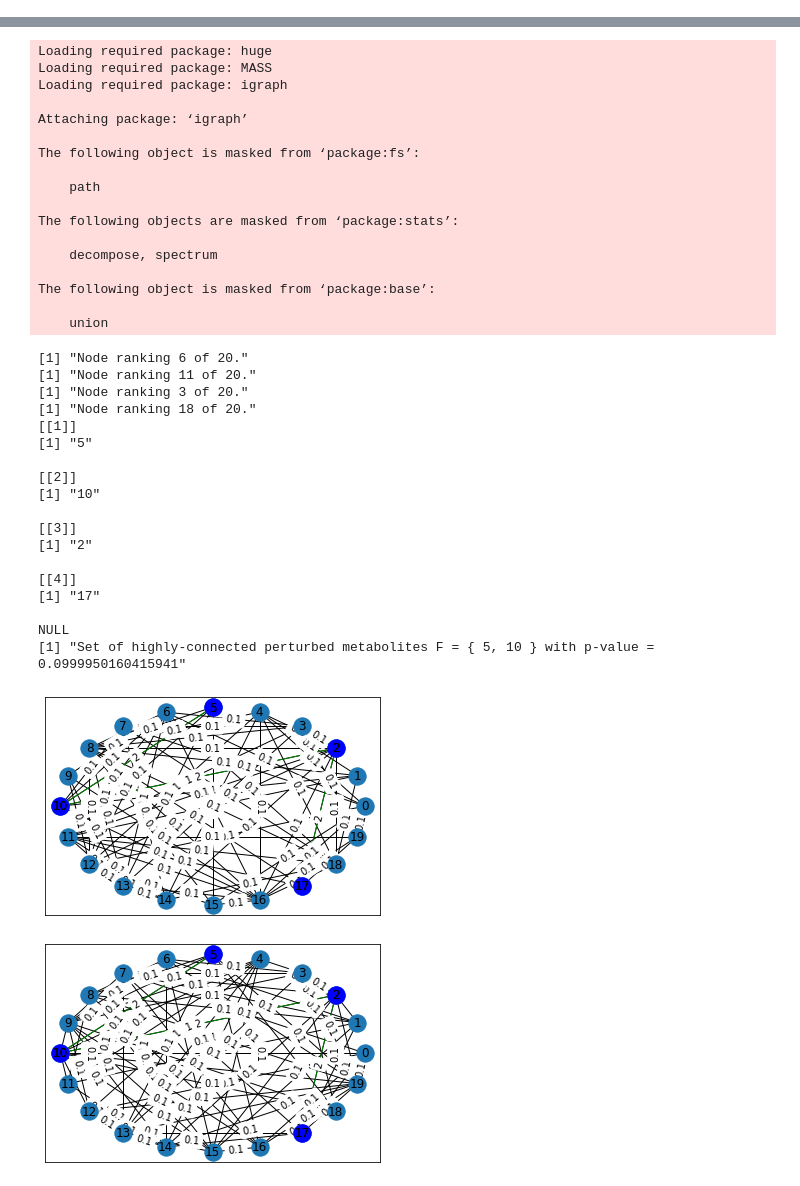
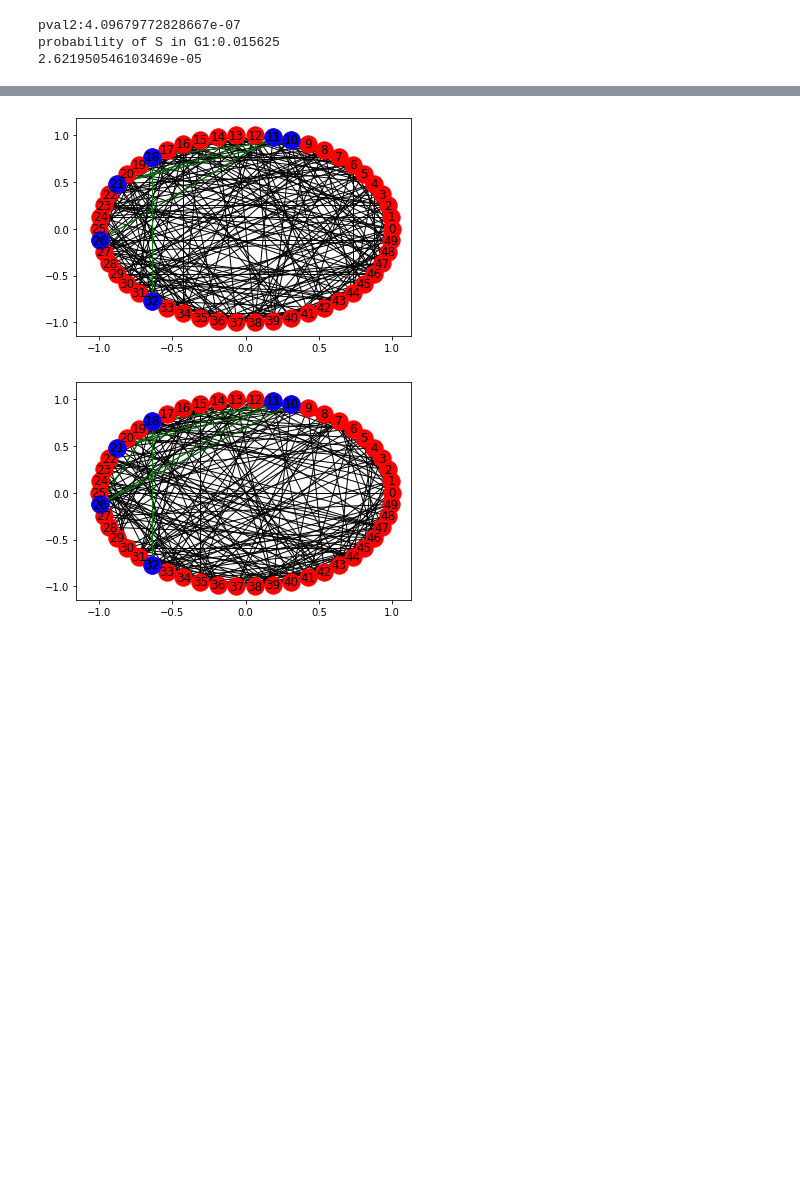
Before and after one commit to predragoetf/CTD2, a Jupyter notebook: synthetic_graph_generation.ipynb, the cells around one changed output, grey strips where cells are left out. Saved outputs shown, nothing was run; the diff lists cells and outputs as text; code cells hidden in the pictures; blank space fills up the shorter version.

```diff
--- a/synthetic_graph_generation.ipynb
+++ b/synthetic_graph_generation.ipynb
@@ -84,0 +134,9 @@ def run_ctd_docker(adj_matrix_path, S_string):
+# %%
+(G1, G2, S) = construct_test_case(G_num_nodes=50, G_density=0.2, G_background_weight=0.1, S_num_nodes=6, S_weight=2)
+write_test_case_to_CTD2_input_files(G1, G2, S)
+
+print(calculate_bonferroni_pvalue())
+# %% [output]
+pval2:4.09679772828667e-07
+probability of S in G1:0.015625
+2.621950546103469e-05
@@ -85,32 +154,15 @@ def run_ctd_docker(adj_matrix_path, S_string):
 # %%
-(G1, G2, S) = construct_test_case(G_num_nodes=20, G_density=0.4, G_background_weight=0.1, S_num_nodes=4, S_weight=2)
-
 edge_weights = nx.get_edge_attributes(G1,'weight')
-
-
-adj_G1 = nx.to_pandas_adjacency(G1)
-adj_G2 = nx.to_pandas_adjacency(G2)
-out_fname1 = 'adj_G1.csv'
-out_fname2 = 'adj_G2.csv'
-adj_G1.to_csv(path_or_buf=out_fname1,index=False)
-adj_G2.to_csv(path_or_buf=out_fname2,index=False)
-S_string = ','.join([str(item) for item in S])
-with open('S.txt', 'w') as f:
-    f.write(S_string)
-
-
-run_ctd_docker(out_fname1, S_string)
-run_ctd_docker(out_fname2, S_string)
 
 pos=nx.circular_layout(G1)
 nx.draw_networkx(G1, pos=pos)
 nx.draw_networkx(nx.induced_subgraph(G1, S), pos=pos, node_color = 'blue', edge_color = 'green')
-nx.draw_networkx_edge_labels(G1, pos, edge_labels = edge_weights)
+#nx.draw_networkx_edge_labels(G1, pos, edge_labels = edge_weights)
 plt.show()
 
 pos=nx.circular_layout(G2)
 nx.draw_networkx(G2, pos=pos)
 nx.draw_networkx(nx.induced_subgraph(G2, S), pos=pos, node_color = 'blue', edge_color = 'green')
-nx.draw_networkx_edge_labels(G2, pos, edge_labels = edge_weights)
+#nx.draw_networkx_edge_labels(G2, pos, edge_labels = edge_weights)
 plt.show()
 # %% [output]
@@ -152,37 +173,2 @@ NULL
-Loading required package: huge
-Loading required package: MASS
-Loading required package: igraph
-
-Attaching package: ‘igraph’
-
-The following object is masked from ‘package:fs’:
-
-    path
-
-The following objects are masked from ‘package:stats’:
-
-    decompose, spectrum
-
-The following object is masked from ‘package:base’:
-
-    union
-[1] "Node ranking 6 of 20."
-[1] "Node ranking 11 of 20."
-[1] "Node ranking 3 of 20."
-[1] "Node ranking 18 of 20."
-[[1]]
-[1] "5"
-
-[[2]]
-[1] "10"
-
-[[3]]
-[1] "2"
-
-[[4]]
-[1] "17"
-
-NULL
-[1] "Set of highly-connected perturbed metabolites F = { 5, 10 } with p-value =  0.0999950160415941"
-[figure, old version]
+[figure, new version]
-[figure, old version]
+[figure, new version]
```
Also changed, not shown: parts of 7 cells of this notebook, 3 other files.
